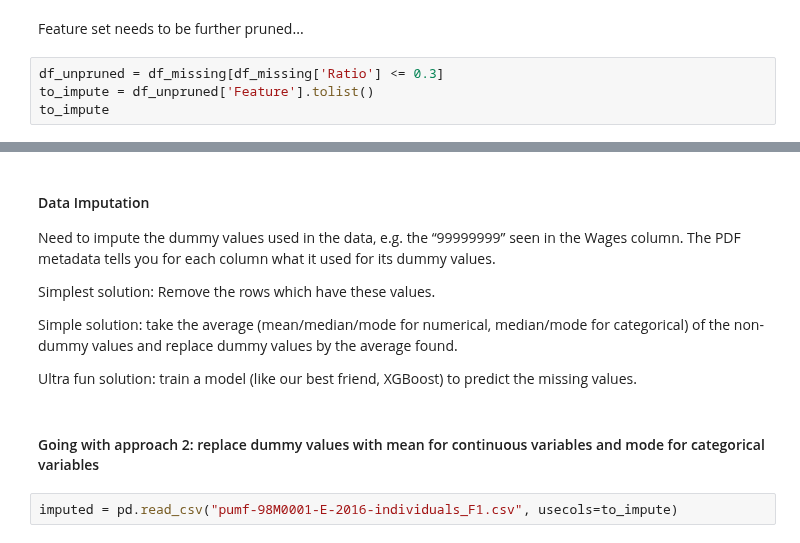
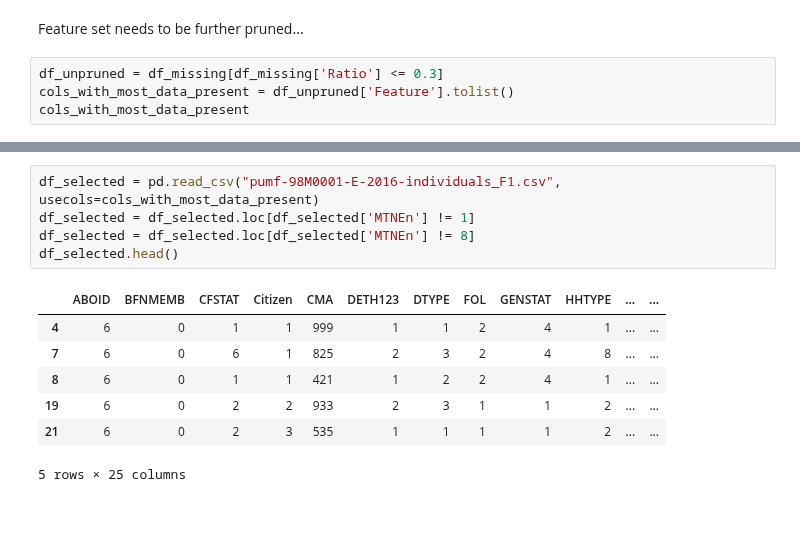
Before and after one commit to Kiefer-Co/4710-L-Plus, a Jupyter notebook: notebooks/Data-Wrangling.ipynb, the cells around one changed output, grey strips where cells are left out. Saved outputs shown, nothing was run; the diff lists cells and outputs as text; blank space fills up the shorter version.

```diff
--- a/notebooks/Data-Wrangling.ipynb
+++ b/notebooks/Data-Wrangling.ipynb
@@ -340,6 +341,6 @@ len(df_missing_pruned)
 Feature set needs to be further pruned...
 # %%
 df_unpruned = df_missing[df_missing['Ratio'] <= 0.3]
-to_impute = df_unpruned['Feature'].tolist()
-to_impute
+cols_with_most_data_present = df_unpruned['Feature'].tolist()
+cols_with_most_data_present
 # %% [output]
@@ -367,14 +368,13 @@ df_unpruned.shape[0]
-# %% [markdown]
-####  Data Imputation
-
-Need to impute the dummy values used in the data, e.g. the “99999999” seen in the Wages column. The PDF metadata tells you for each column what it used for its dummy values.
-
-Simplest solution: Remove the rows which have these values.
-
-Simple solution: take the average (mean/median/mode for numerical, median/mode for categorical) of the non-dummy values and replace dummy values by the average found.
-
-Ultra fun solution: train a model (like our best friend, XGBoost) to predict the missing values.
-# %% [markdown]
-#### Going with approach 2: replace dummy values with mean for continuous variables and mode for categorical variables
 # %%
-imputed = pd.read_csv("pumf-98M0001-E-2016-individuals_F1.csv", usecols=to_impute)
+df_selected = pd.read_csv("pumf-98M0001-E-2016-individuals_F1.csv", usecols=cols_with_most_data_present)
+df_selected = df_selected.loc[df_selected['MTNEn'] != 1]
+df_selected = df_selected.loc[df_selected['MTNEn'] != 8]
+df_selected.head()
+# %% [output]
+|  | ABOID | BFNMEMB | CFSTAT | Citizen | CMA | DETH123 | DTYPE | FOL | GENSTAT | HHTYPE | ... | ... |
+| 4 | 6 | 0 | 1 | 1 | 999 | 1 | 1 | 2 | 4 | 1 | ... | ... |
+| 7 | 6 | 0 | 6 | 1 | 825 | 2 | 3 | 2 | 4 | 8 | ... | ... |
+| 8 | 6 | 0 | 1 | 1 | 421 | 1 | 2 | 2 | 4 | 1 | ... | ... |
+| 19 | 6 | 0 | 2 | 2 | 933 | 2 | 3 | 1 | 1 | 2 | ... | ... |
+| 21 | 6 | 0 | 2 | 3 | 535 | 1 | 1 | 1 | 1 | 2 | ... | ... |
+5 rows × 25 columns
```
Also changed, not shown: parts of 17 cells of this notebook, 1 other file.
